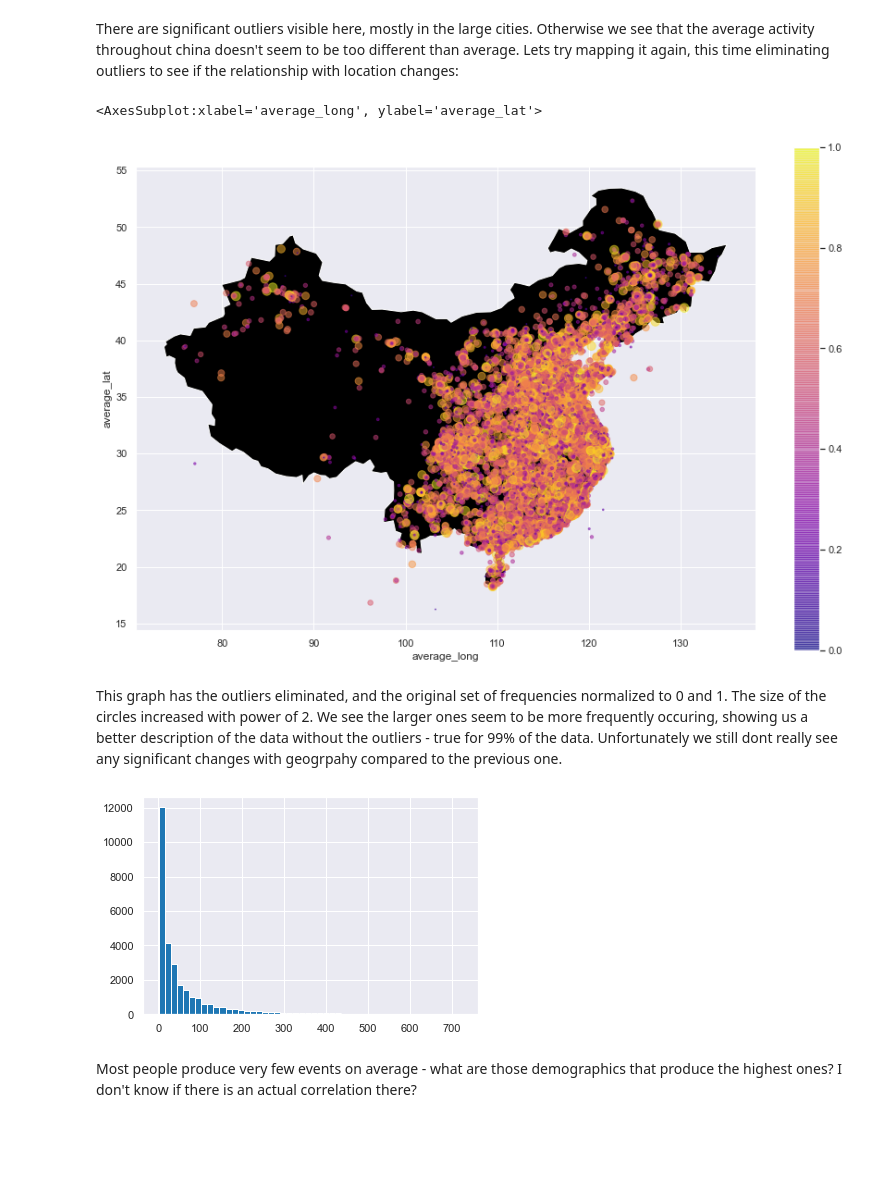
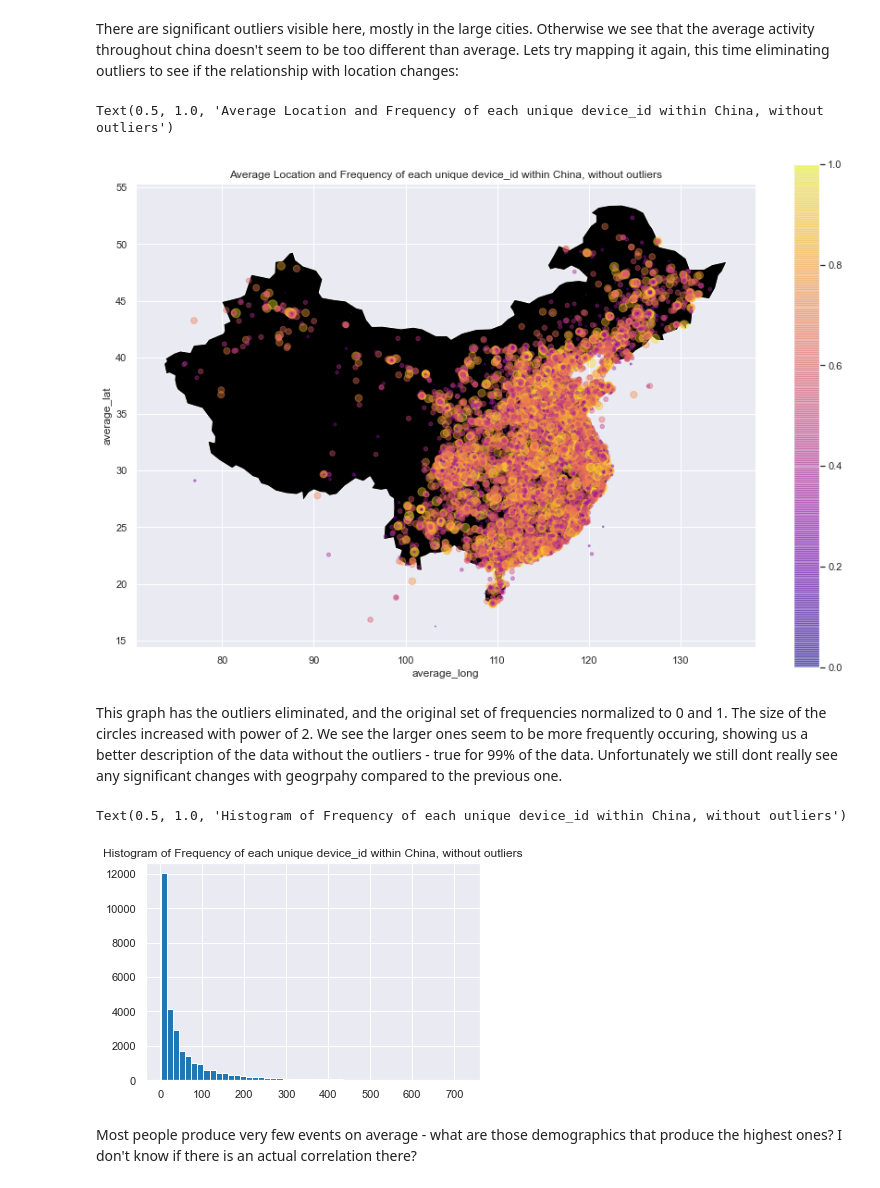
Before and after one commit to thaaaarun/dsc265finalproject, a Jupyter notebook: eda.ipynb, the cells around one changed output. Drawn from its saved outputs; the diff is of its cells as text; code cells hidden in the pictures; blank space fills up the shorter version.

```diff
--- a/eda.ipynb
+++ b/eda.ipynb
@@ -239,16 +245,19 @@ china.plot(color="black", ax=ax)
 
 without_outliers = unique_chinese_devices[unique_chinese_devices['og_freq']<unique_chinese_devices['og_freq'].quantile(0.99)]
 without_outliers['frequency'] = without_outliers['frequency']/max(without_outliers['frequency'])
-without_outliers.plot(x="average_long", y="average_lat", kind="scatter", ax=ax, c=without_outliers['frequency'], alpha=0.5, colormap="plasma", s=(without_outliers['frequency']*10)**2)
+without_outliers.plot(x="average_long", y="average_lat", kind="scatter", ax=ax, c=without_outliers['frequency'], alpha=0.4, colormap="plasma", s=(without_outliers['frequency']*10)**2)
+plt.title('Average Location and Frequency of each unique device_id within China, without outliers')
 # %% [output]
-<AxesSubplot:xlabel='average_long', ylabel='average_lat'>
+Text(0.5, 1.0, 'Average Location and Frequency of each unique device_id within China, without outliers')
-[figure, old version]
+[figure, new version]
 # %% [markdown]
 This graph has the outliers eliminated, and the original set of frequencies normalized to 0 and 1. The size of the circles increased with power of 2. We see the larger ones seem to be more frequently occuring, showing us a better description of the data without the outliers - true for 99% of the data. Unfortunately we still dont really see any significant changes with geogrpahy compared to the previous one.
 # %%
 x = plt.hist(without_outliers['og_freq'], bins=50)
+plt.title('Histogram of Frequency of each unique device_id within China, without outliers')
 # %% [output]
+Text(0.5, 1.0, 'Histogram of Frequency of each unique device_id within China, without outliers')
-[figure, old version]
+[figure, new version]
 # %% [markdown]
 Most people produce very few events on average - what are those demographics that produce the highest ones? I don't know if there is an actual correlation there?
 # %% [markdown]
```
Also changed, not shown: parts of 7 cells of this notebook, 4 other files.
